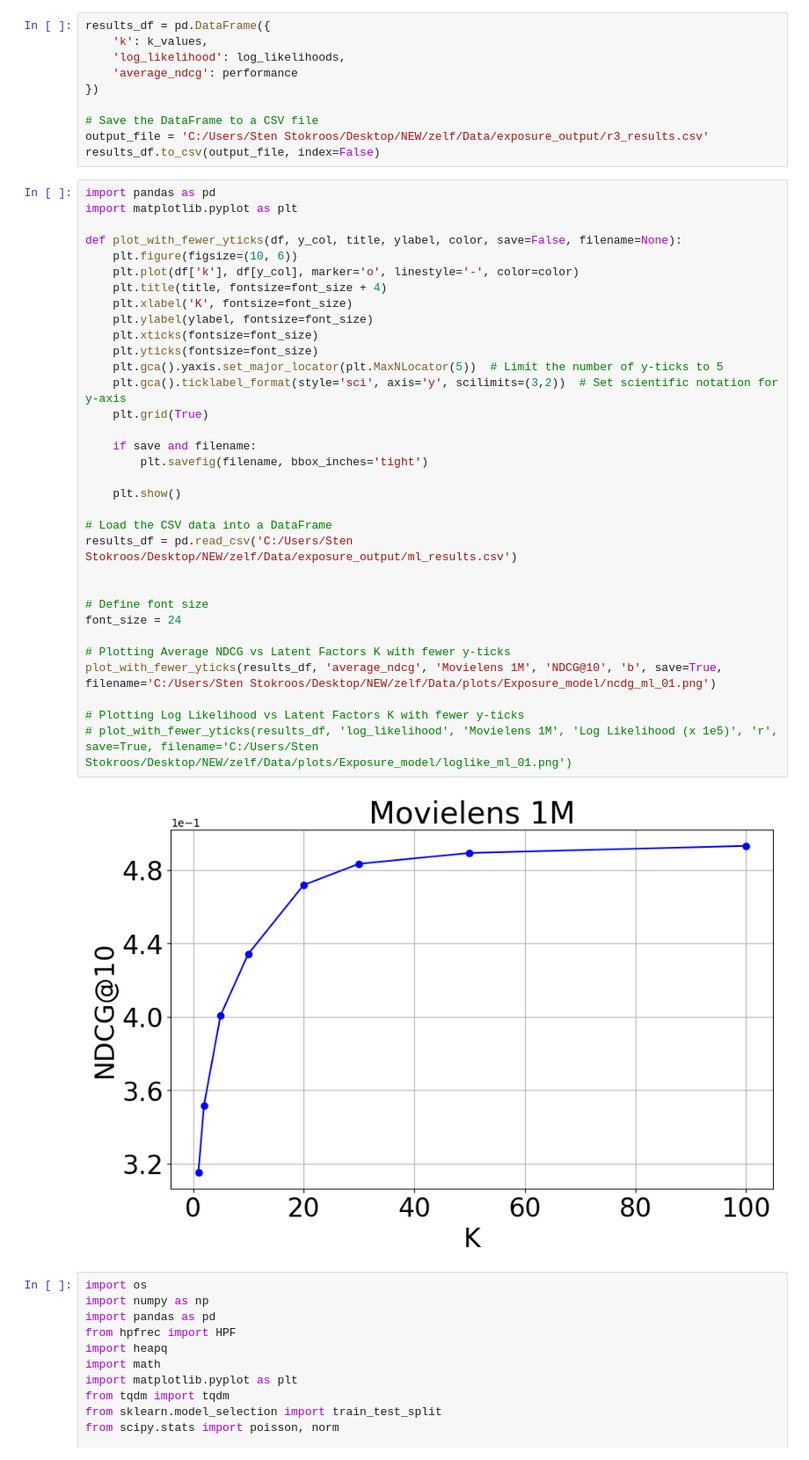
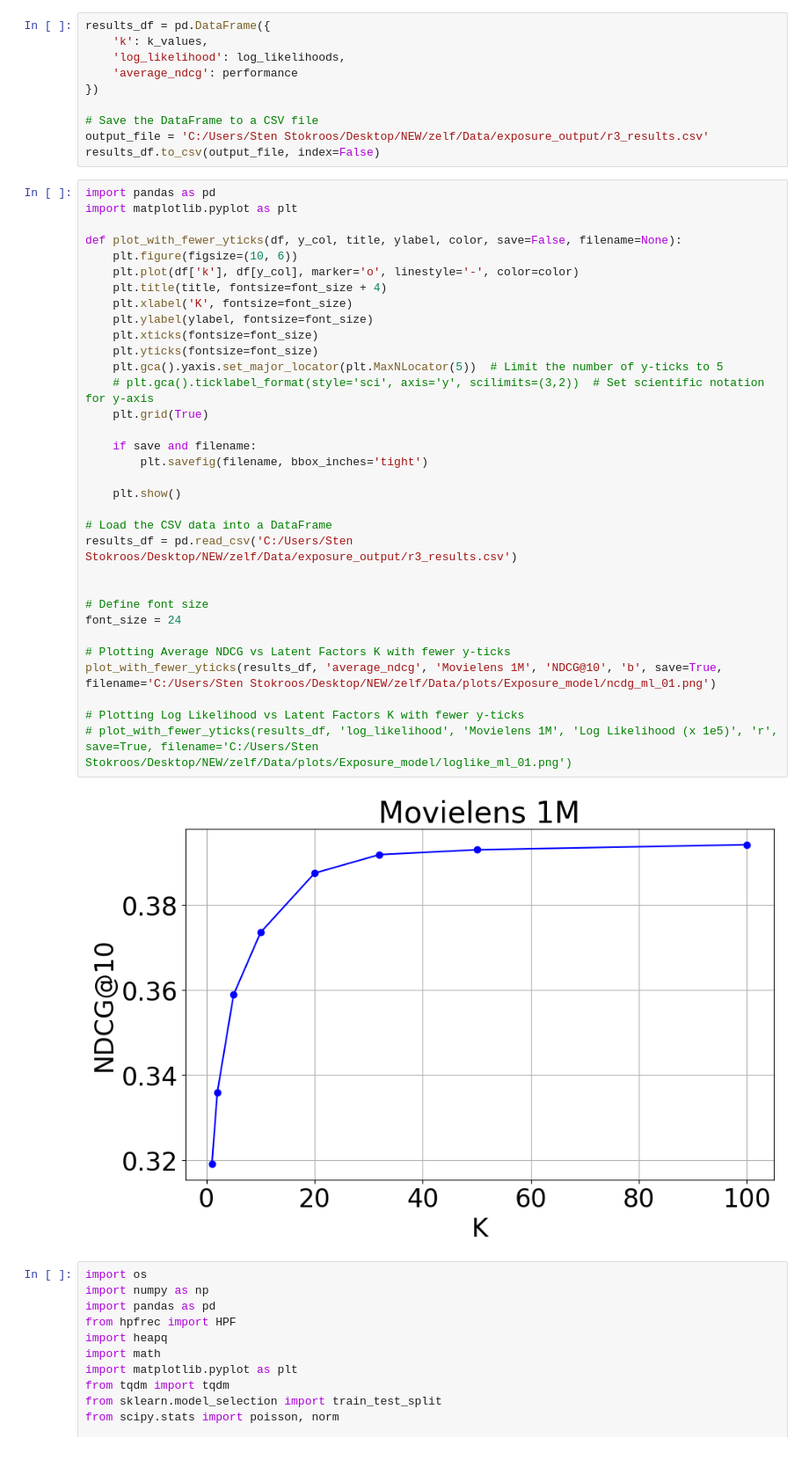
Before and after one commit to SStokroos/NEW, a Jupyter notebook: zelf/HPF/test.ipynb, the cells around one changed output. Shown at 88% size. Saved outputs shown, nothing was run; the diff lists cells and outputs as text.

```diff
--- a/zelf/HPF/test.ipynb
+++ b/zelf/HPF/test.ipynb
@@ -588,36 +530,36 @@ import pandas as pd
 import matplotlib.pyplot as plt
 
 def plot_with_fewer_yticks(df, y_col, title, ylabel, color, save=False, filename=None):
     plt.figure(figsize=(10, 6))
     plt.plot(df['k'], df[y_col], marker='o', linestyle='-', color=color)
     plt.title(title, fontsize=font_size + 4)
     plt.xlabel('K', fontsize=font_size)
     plt.ylabel(ylabel, fontsize=font_size)
     plt.xticks(fontsize=font_size)
     plt.yticks(fontsize=font_size)
     plt.gca().yaxis.set_major_locator(plt.MaxNLocator(5))  # Limit the number of y-ticks to 5
-    plt.gca().ticklabel_format(style='sci', axis='y', scilimits=(3,2))  # Set scientific notation for y-axis
+    # plt.gca().ticklabel_format(style='sci', axis='y', scilimits=(3,2))  # Set scientific notation for y-axis
     plt.grid(True)
 
     if save and filename:
         plt.savefig(filename, bbox_inches='tight')
 
     plt.show()
 
 # Load the CSV data into a DataFrame
-results_df = pd.read_csv('C:/Users/Sten Stokroos/Desktop/NEW/zelf/Data/exposure_output/ml_results.csv')
+results_df = pd.read_csv('C:/Users/Sten Stokroos/Desktop/NEW/zelf/Data/exposure_output/r3_results.csv')
 
 
 # Define font size
 font_size = 24
 
 # Plotting Average NDCG vs Latent Factors K with fewer y-ticks
 plot_with_fewer_yticks(results_df, 'average_ndcg', 'Movielens 1M', 'NDCG@10', 'b', save=True, filename='C:/Users/Sten Stokroos/Desktop/NEW/zelf/Data/plots/Exposure_model/ncdg_ml_01.png')
 
 # Plotting Log Likelihood vs Latent Factors K with fewer y-ticks
 # plot_with_fewer_yticks(results_df, 'log_likelihood', 'Movielens 1M', 'Log Likelihood (x 1e5)', 'r', save=True, filename='C:/Users/Sten Stokroos/Desktop/NEW/zelf/Data/plots/Exposure_model/loglike_ml_01.png')
 # %% [output]
-[figure, old version]
+[figure, new version]
 # %%
 import os
 import numpy as np
```
Also changed, not shown: parts of 2 cells of this notebook, 3 other files.
